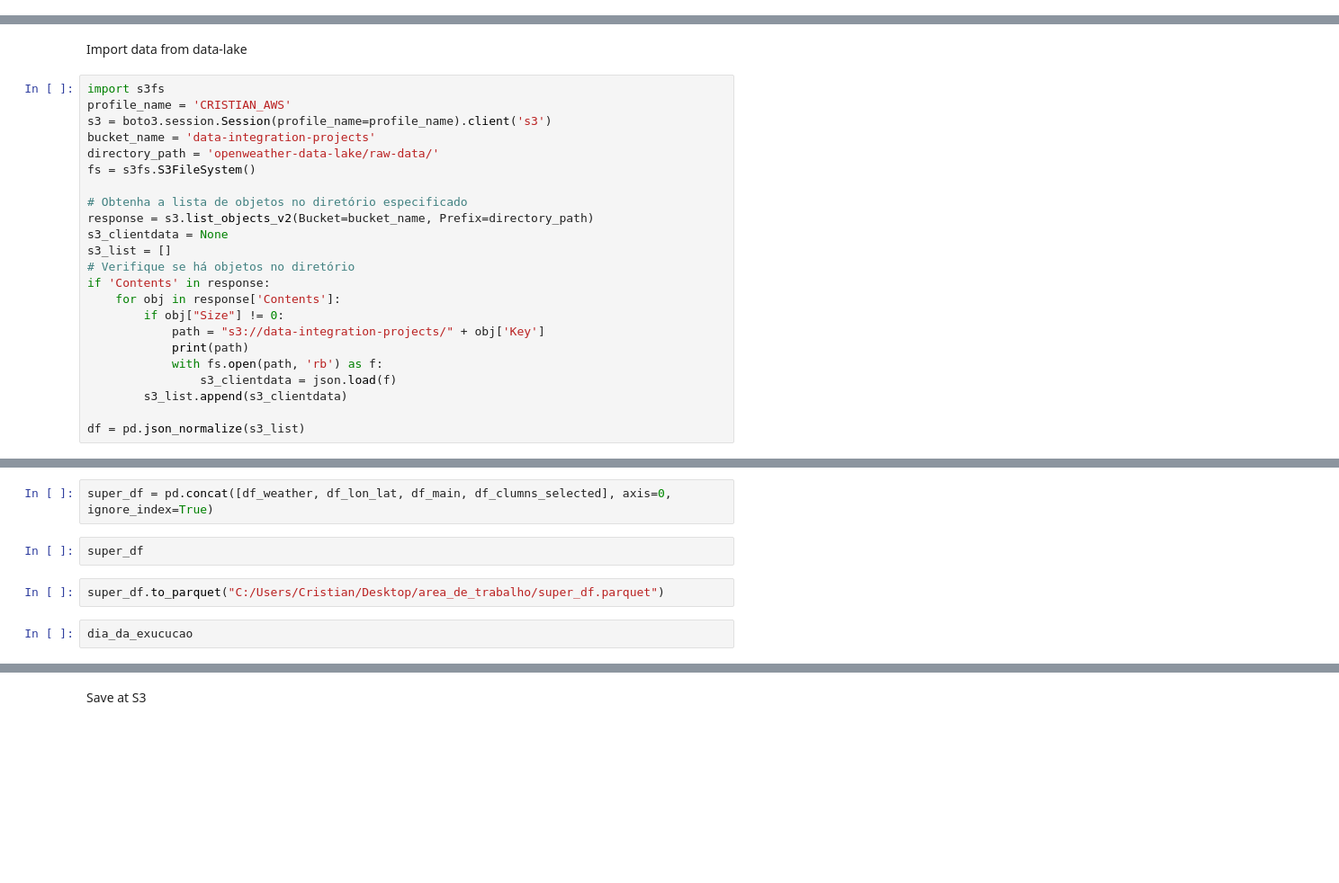
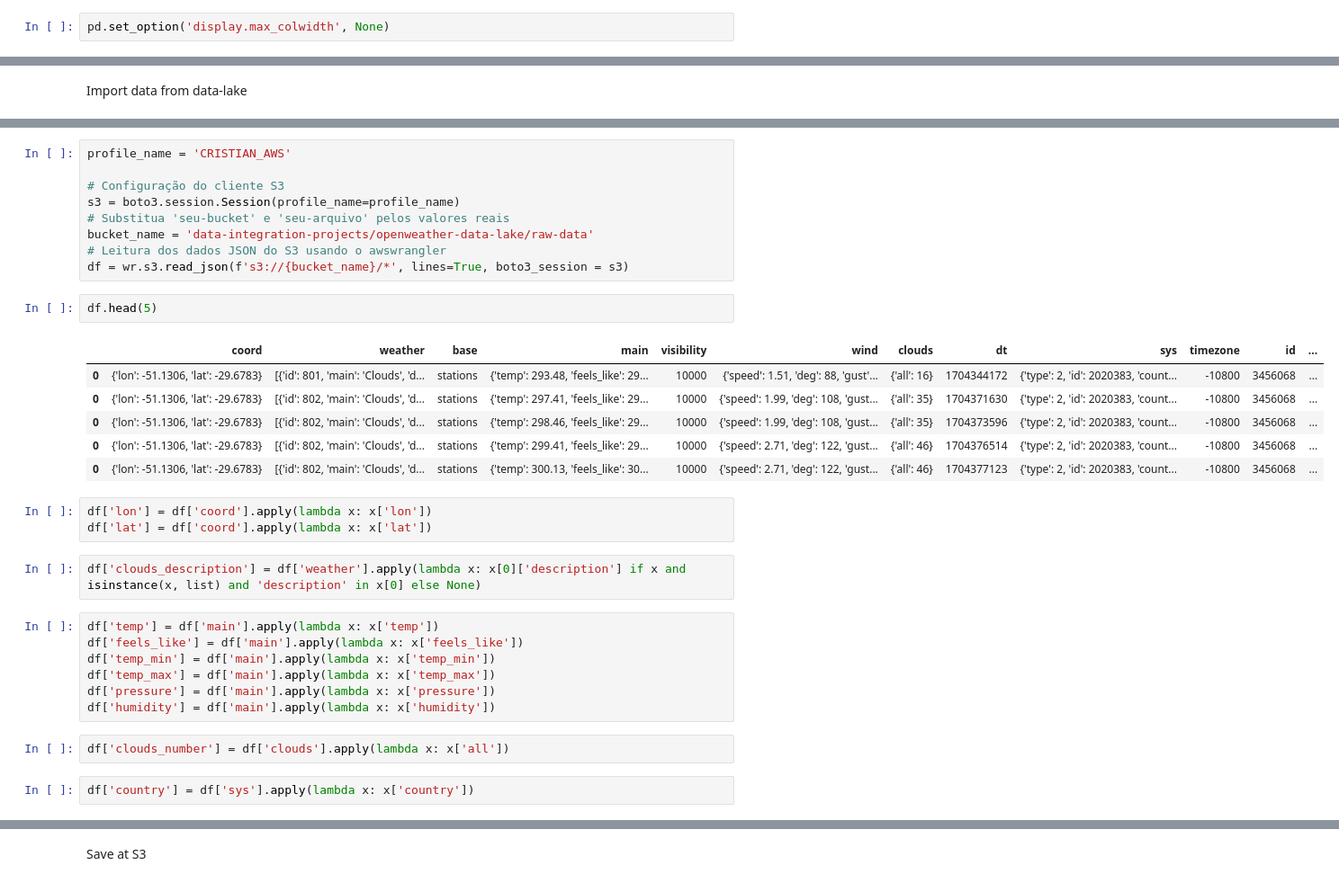
Before and after one commit to crismassaneiro/data-engineering-projects, a Jupyter notebook: openweather/notebooks/open_weather.ipynb, the cells around one changed output, grey strips where cells are left out. Shown at 90% size. Cells and saved outputs as stored; diff of their text form; blank space fills up the shorter version.

```diff
--- a/openweather/notebooks/open_weather.ipynb
+++ b/openweather/notebooks/open_weather.ipynb
@@ -14,3 +13,5 @@ from botocore.exceptions import NoCredentialsError
+# %%
+pd.set_option('display.max_colwidth', None)
 # %%
 # Criar um cliente para o AWS Secrets Manager com base no perfil
 client = boto3.session.Session(profile_name='CRISTIAN_AWS').client('secretsmanager', region_name='us-east-1')
@@ -121,26 +81,3 @@ s3.put_object(Bucket=bucket_name, Key=directory_path + file_name, Body=weather_j
  'ServerSideEncryption': 'AES256'}
 # %% [markdown]
 Import data from data-lake
-# %%
-import s3fs
-profile_name = 'CRISTIAN_AWS'
-s3 = boto3.session.Session(profile_name=profile_name).client('s3')
-bucket_name = 'data-integration-projects'
-directory_path = 'openweather-data-lake/raw-data/'
-fs = s3fs.S3FileSystem()
-
-# Obtenha a lista de objetos no diretório especificado
-response = s3.list_objects_v2(Bucket=bucket_name, Prefix=directory_path)
-s3_clientdata = None
-s3_list = []
-# Verifique se há objetos no diretório
-if 'Contents' in response:
-    for obj in response['Contents']:
-        if obj["Size"] != 0:
-            path = "s3://data-integration-projects/" + obj['Key']
-            print(path)
-            with fs.open(path, 'rb') as f:
-                s3_clientdata = json.load(f)
-        s3_list.append(s3_clientdata)
-
-df = pd.json_normalize(s3_list)
@@ -230,8 +84,34 @@ df_clumns_selected
-# %%
-super_df = pd.concat([df_weather, df_lon_lat, df_main, df_clumns_selected], axis=0, ignore_index=True)
-# %%
-super_df
-# %%
-super_df.to_parquet("C:/Users/Cristian/Desktop/area_de_trabalho/super_df.parquet")
-# %%
-dia_da_exucucao
+# %%
+profile_name = 'CRISTIAN_AWS'
+
+# Configuração do cliente S3
+s3 = boto3.session.Session(profile_name=profile_name)
+# Substitua 'seu-bucket' e 'seu-arquivo' pelos valores reais
+bucket_name = 'data-integration-projects/openweather-data-lake/raw-data'
+# Leitura dos dados JSON do S3 usando o awswrangler
+df = wr.s3.read_json(f's3://{bucket_name}/*', lines=True, boto3_session = s3)
+# %%
+df.head(5)
+# %% [output]
+|  | coord | weather | base | main | visibility | wind | clouds | dt | sys | timezone | id | ... |
+| 0 | {'lon': -51.1306, 'lat': -29.6783} | [{'id': 801, 'main': 'Clouds', 'd... | stations | {'temp': 293.48, 'feels_like': 29... | 10000 | {'speed': 1.51, 'deg': 88, 'gust'... | {'all': 16} | 1704344172 | {'type': 2, 'id': 2020383, 'count... | -10800 | 3456068 | ... |
+| 0 | {'lon': -51.1306, 'lat': -29.6783} | [{'id': 802, 'main': 'Clouds', 'd... | stations | {'temp': 297.41, 'feels_like': 29... | 10000 | {'speed': 1.99, 'deg': 108, 'gust... | {'all': 35} | 1704371630 | {'type': 2, 'id': 2020383, 'count... | -10800 | 3456068 | ... |
+| 0 | {'lon': -51.1306, 'lat': -29.6783} | [{'id': 802, 'main': 'Clouds', 'd... | stations | {'temp': 298.46, 'feels_like': 29... | 10000 | {'speed': 1.99, 'deg': 108, 'gust... | {'all': 35} | 1704373596 | {'type': 2, 'id': 2020383, 'count... | -10800 | 3456068 | ... |
+| 0 | {'lon': -51.1306, 'lat': -29.6783} | [{'id': 802, 'main': 'Clouds', 'd... | stations | {'temp': 299.41, 'feels_like': 29... | 10000 | {'speed': 2.71, 'deg': 122, 'gust... | {'all': 46} | 1704376514 | {'type': 2, 'id': 2020383, 'count... | -10800 | 3456068 | ... |
+| 0 | {'lon': -51.1306, 'lat': -29.6783} | [{'id': 802, 'main': 'Clouds', 'd... | stations | {'temp': 300.13, 'feels_like': 30... | 10000 | {'speed': 2.71, 'deg': 122, 'gust... | {'all': 46} | 1704377123 | {'type': 2, 'id': 2020383, 'count... | -10800 | 3456068 | ... |
+# %%
+df['lon'] = df['coord'].apply(lambda x: x['lon'])
+df['lat'] = df['coord'].apply(lambda x: x['lat'])
+# %%
+df['clouds_description'] = df['weather'].apply(lambda x: x[0]['description'] if x and isinstance(x, list) and 'description' in x[0] else None)
+# %%
+df['temp'] = df['main'].apply(lambda x: x['temp'])
+df['feels_like'] = df['main'].apply(lambda x: x['feels_like'])
+df['temp_min'] = df['main'].apply(lambda x: x['temp_min'])
+df['temp_max'] = df['main'].apply(lambda x: x['temp_max'])
+df['pressure'] = df['main'].apply(lambda x: x['pressure'])
+df['humidity'] = df['main'].apply(lambda x: x['humidity'])
+# %%
+df['clouds_number'] = df['clouds'].apply(lambda x: x['all'])
+# %%
+df['country'] = df['sys'].apply(lambda x: x['country'])
```
Also changed, not shown: parts of 48 cells of this notebook, 1 other file.
